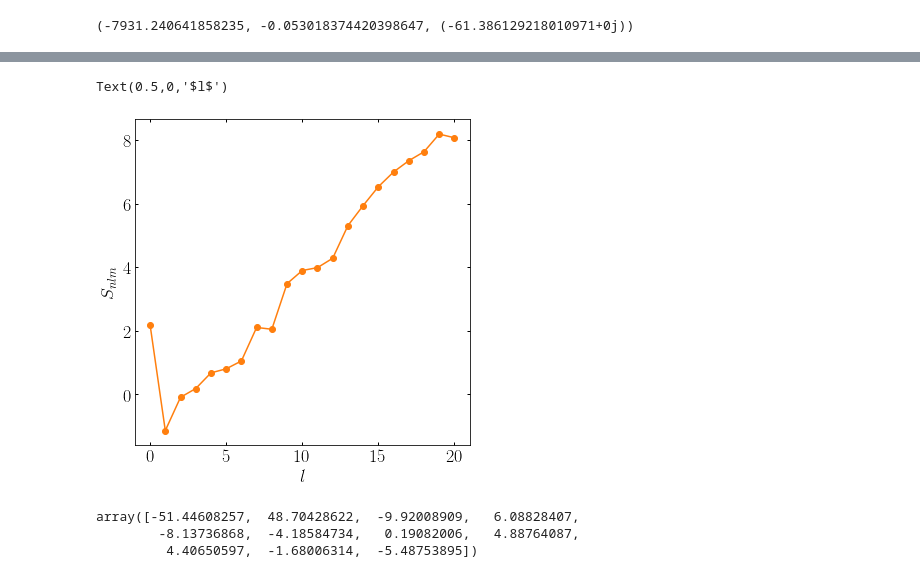
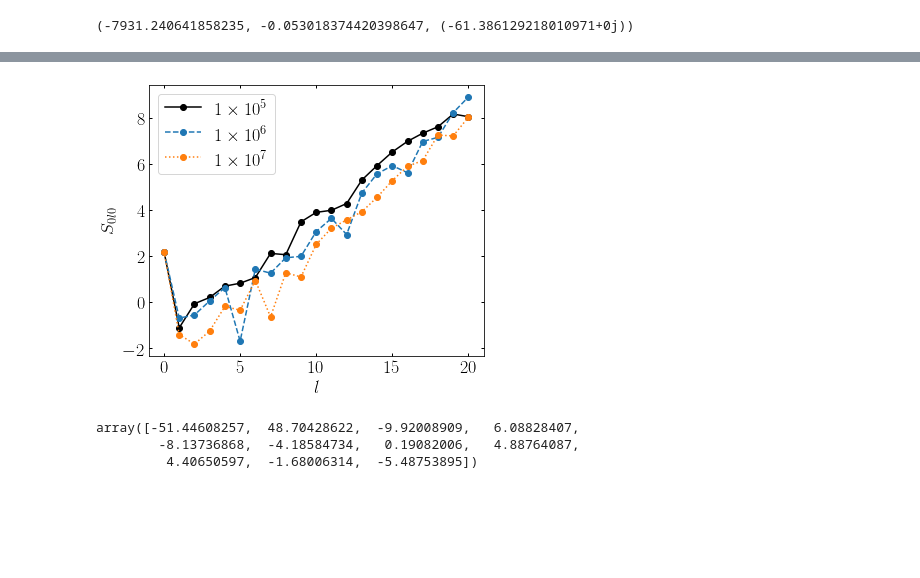
Before and after one commit to jngaravitoc/BFE-c, a Jupyter notebook: code/computing_coefficients.ipynb, the cells around one changed output, grey strips where cells are left out. Saved outputs shown, nothing was run; the diff lists cells and outputs as text; code cells hidden in the pictures; blank space fills up the shorter version.

```diff
--- a/code/computing_coefficients.ipynb
+++ b/code/computing_coefficients.ipynb
@@ -209,10 +268,14 @@ Text(0.5,0,'$n$')
-# %%
-plot(np.arange(0, 21, 1), np.log10(np.abs(S_biff[0,:,0])), '-o', c='C1' )
-ylabel('$S_{nlm}$')
-xlabel('$l$')
-# %% [output]
-Text(0.5,0,'$l$')
-[figure, removed]
+# %%
+figure(figsize=(6, 5))
+plot(np.arange(0, 21, 1), np.log10(np.abs(S_biff[0,:,0])), '-o', c='k', label=r'$1\times 10^{5}$')
+plot(np.arange(0, 21, 1), np.log10(np.abs(S_biff2[0,:,0])), '--o', c='C0', label=r'$1\times 10^{6}$' )
+plot(np.arange(0, 21, 1), np.log10(np.abs(S_biff3[0,:,0])), ':o', c='C1', label=r'$1\times 10^{7}$' )
+legend()
+ylabel('$S_{0l0}$')
+xlabel('$l$')
+savefig('S_l_henrquist.pdf')
+# %% [output]
+[figure, added]
 # %%
 A_nl_array = np.zeros((11, 21))
 for j in range(11):
```
Also changed, not shown: parts of 22 cells of this notebook.
